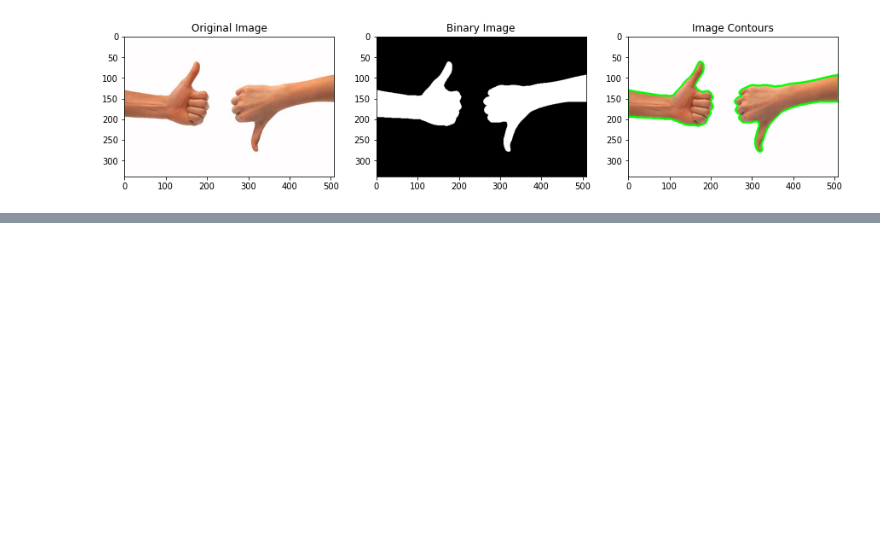
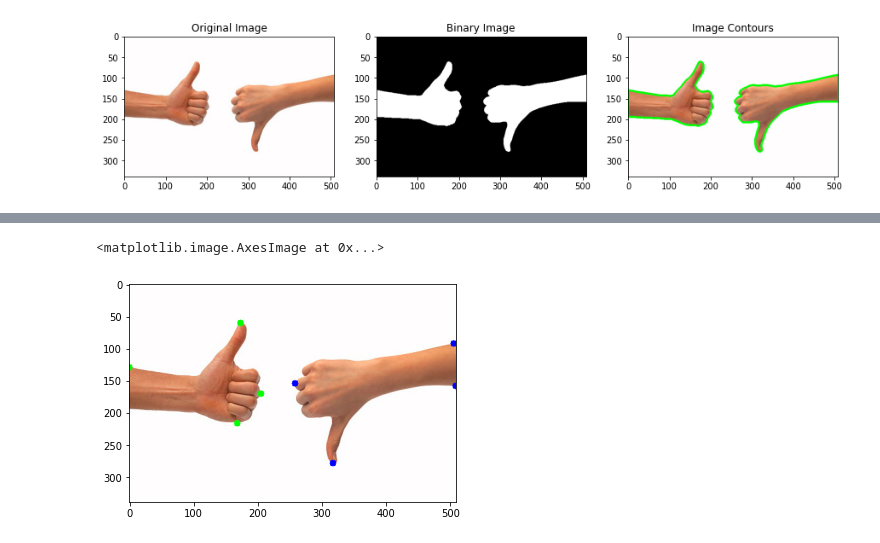
Before and after one commit to sarkarchandan/cvnanodegree, a Jupyter notebook: 1_3_Types_of_Features_Image_Segmentation/contour_detection_exercises.ipynb, the cells around one changed output, grey strips where cells are left out. Saved outputs shown, nothing was run; the diff lists cells and outputs as text; code cells hidden in the pictures; blank space fills up the shorter version.

```diff
--- a/1_3_Types_of_Features_Image_Segmentation/contour_detection_exercises.ipynb
+++ b/1_3_Types_of_Features_Image_Segmentation/contour_detection_exercises.ipynb
@@ -157,0 +167,3 @@ ax3.set_title('Image Contours');
+# %%
+left_hand_contour, right_hand_contour = thumbs_contour[1], thumbs_contour[0]
+left_hand_contour.shape, right_hand_contour.shape
@@ -157,0 +178,23 @@ ax3.set_title('Image Contours');
+# %%
+left_hand_left: Tuple[np.int32, np.int32] = tuple(left_hand_contour[left_hand_contour[:, :, 0].argmin()][0])
+left_hand_right: Tuple[np.int32, np.int32] = tuple(left_hand_contour[left_hand_contour[:, :, 0].argmax()][0])
+left_hand_top: Tuple[np.int32, np.int32] = tuple(left_hand_contour[left_hand_contour[:, :, 1].argmin()][0])
+left_hand_bottom: Tuple[np.int32, np.int32] = tuple(left_hand_contour[left_hand_contour[:, :, 1].argmax()][0])
+
+right_hand_left: Tuple[np.int32, np.int32] = tuple(right_hand_contour[right_hand_contour[:, :, 0].argmin()][0])
+right_hand_right: Tuple[np.int32, np.int32] = tuple(right_hand_contour[right_hand_contour[:, :, 0].argmax()][0])
+right_hand_top: Tuple[np.int32, np.int32] = tuple(right_hand_contour[right_hand_contour[:, :, 1].argmin()][0])
+right_hand_bottom: Tuple[np.int32, np.int32] = tuple(right_hand_contour[right_hand_contour[:, :, 1].argmax()][0])
+# %%
+thumbs_copy: np.ndarray = np.copy(thumbs)
+
+for center in [left_hand_left, left_hand_right, left_hand_top, left_hand_bottom]:
+    thumbs_copy = cv2.circle(img=thumbs_copy, center=center, radius=1, color=(0, 255, 0), thickness=8)
+
+for center in [right_hand_left, right_hand_right, right_hand_top, right_hand_bottom]:
+    thumbs_copy = cv2.circle(img=thumbs_copy, center=center, radius=1, color=(0, 0, 255), thickness=8)
+
+plt.imshow(thumbs_copy)
+# %% [output]
+<matplotlib.image.AxesImage at 0x...>
+[figure, added]
```
Also changed, not shown: parts of 12 cells of this notebook, 1 other file.
